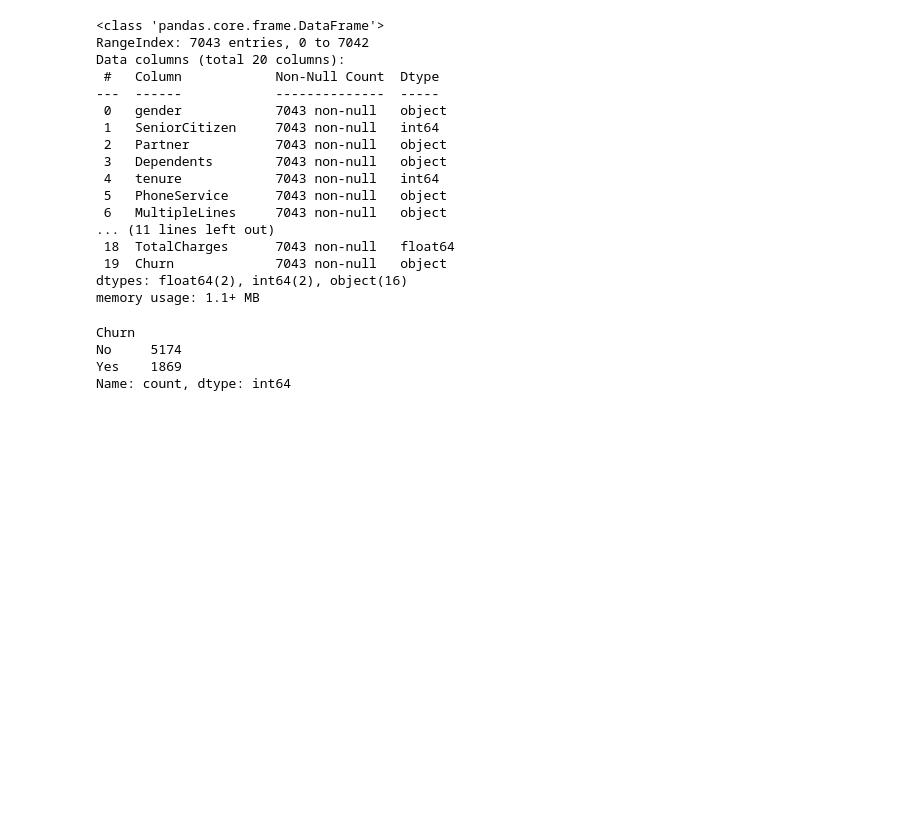
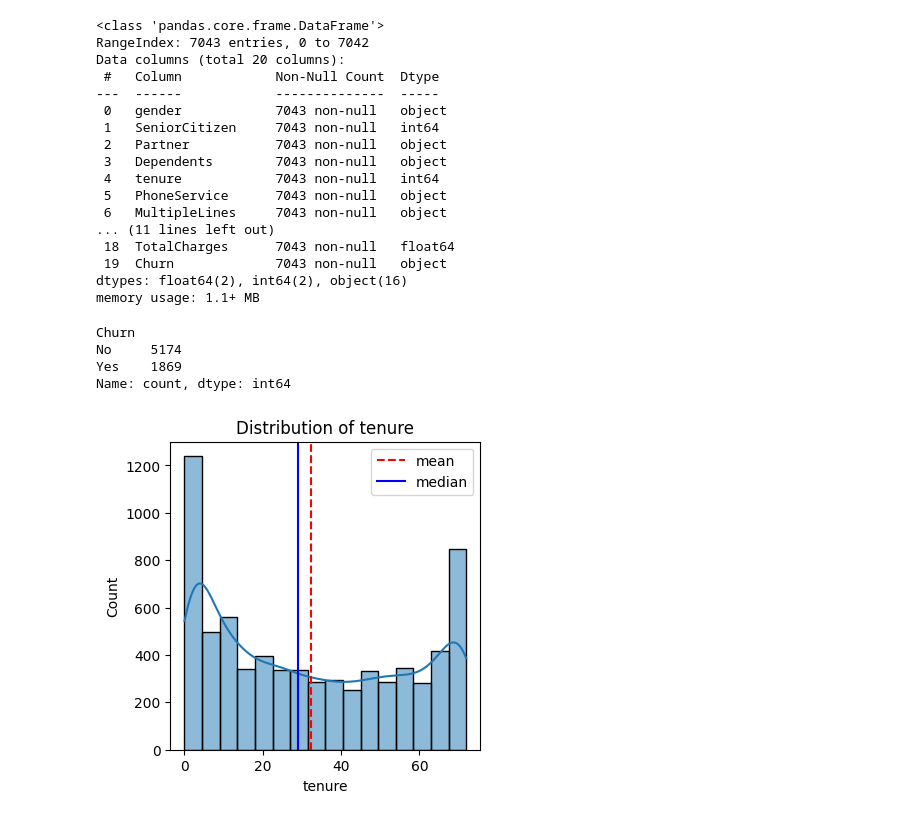
Before and after one commit to BibekRai44/basic-ml-project, a Jupyter notebook: telcocustomerchurn.ipynb, the cells around one changed output. Saved outputs shown, nothing was run; the diff lists cells and outputs as text; code cells hidden in the pictures; blank space fills up the shorter version.

Commit message:
data viz

```diff
--- a/telcocustomerchurn.ipynb
+++ b/telcocustomerchurn.ipynb
@@ -184,3 +184,23 @@ Churn
 No     5174
 Yes    1869
 Name: count, dtype: int64
+# %%
+def plot_histogram(data,column_name):
+
+    plt.figure(figsize=(4,4))
+    sns.histplot(data[column_name],kde=True)
+    plt.title(f'Distribution of {column_name}')
+
+    col_mean = data[column_name].mean()
+    col_median = data[column_name].median()
+
+    plt.axvline(col_mean,color='red',linestyle='--',label="mean")
+    plt.axvline(col_median,color='blue',linestyle='-',label="median")
+
+    plt.legend()
+
+    plt.show()
+# %%
+plot_histogram(data,"tenure")
+# %% [output]
+[figure, added]
```
Also changed, not shown: parts of 7 cells of this notebook.
